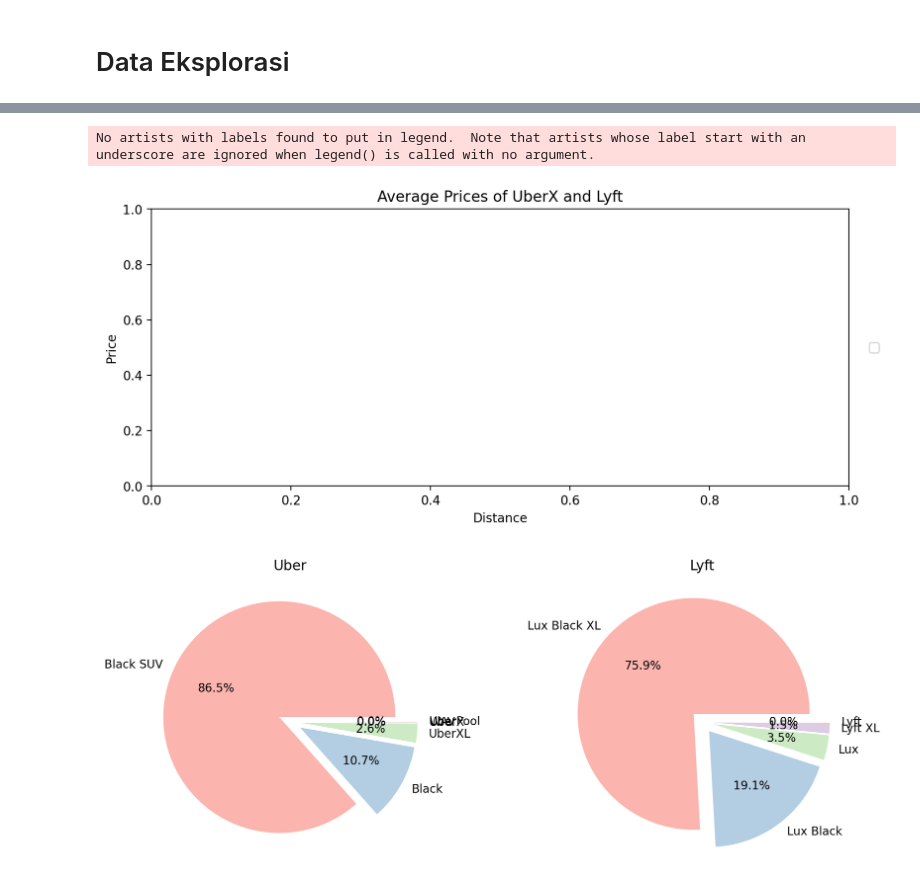
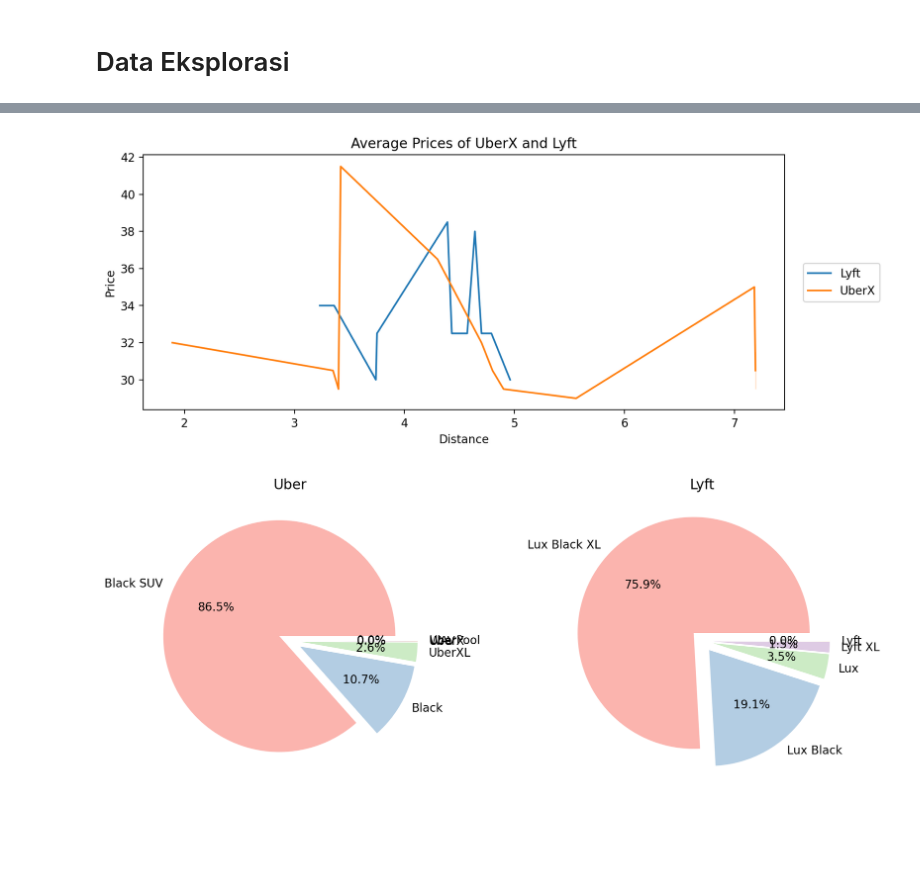
Before and after one commit to dafiqrahman/MSIB-Hacktiv8, a Jupyter notebook: FP 1/fp1.ipynb, the cells around one changed output, grey strips where cells are left out. Cells and saved outputs as stored; diff of their text form; code cells hidden in the pictures; blank space fills up the shorter version.

```diff
--- a/FP 1/fp1.ipynb
+++ b/FP 1/fp1.ipynb
@@ -143,4 +159,2 @@ df_without_outliers.head()
 # %%
-uberx_lyft_price_mean = df_without_outliers[
-    (df_without_outliers["name"].isin(["UberX","Lyft"]))]. groupby(["name","distance"]).mean()[["price"]
-].reset_index()
+uberx_lyft = df_without_outliers[df_without_outliers['name'].isin(['Lyft', 'UberX'])]
@@ -188,0 +161,2 @@ uberx_lyft_price_mean = uberx_lyft_price_mean[
+# %%
+uberx_lyft = uberx_lyft[["name","distance","price"]]
@@ -189,14 +187,13 @@ uberx_lyft_price_mean = uberx_lyft_price_mean[
 # %%
 plt.figure(figsize=(10,4),dpi=200)
-sns.lineplot(data=uberx_lyft_price_mean,x="distance",y="price",hue="name")
+sns.lineplot(data=uberx_lyft,x="distance",y="price",hue="name")
 plt.title("Average Prices of UberX and Lyft")
 plt.xlabel("Distance")
 plt.ylabel("Price")
 plt.legend(bbox_to_anchor=(1.02,0.5),loc="center left")
 plt.show()
 # %% [output]
-No artists with labels found to put in legend.  Note that artists whose label start with an underscore are ignored when legend() is called with no argument.
-[figure, old version]
+[figure, new version]
 # %%
 uber_name = df_without_outliers[df_without_outliers["cab_type"] == "Uber"].groupby("name").sum()[["price"]].sort_values("price",ascending=False)
 lyft_name = df_without_outliers[df_without_outliers["cab_type"] == "Lyft"].groupby("name").sum()[["price"]].sort_values("price",ascending=False)
```
Also changed, not shown: parts of 10 cells of this notebook.
